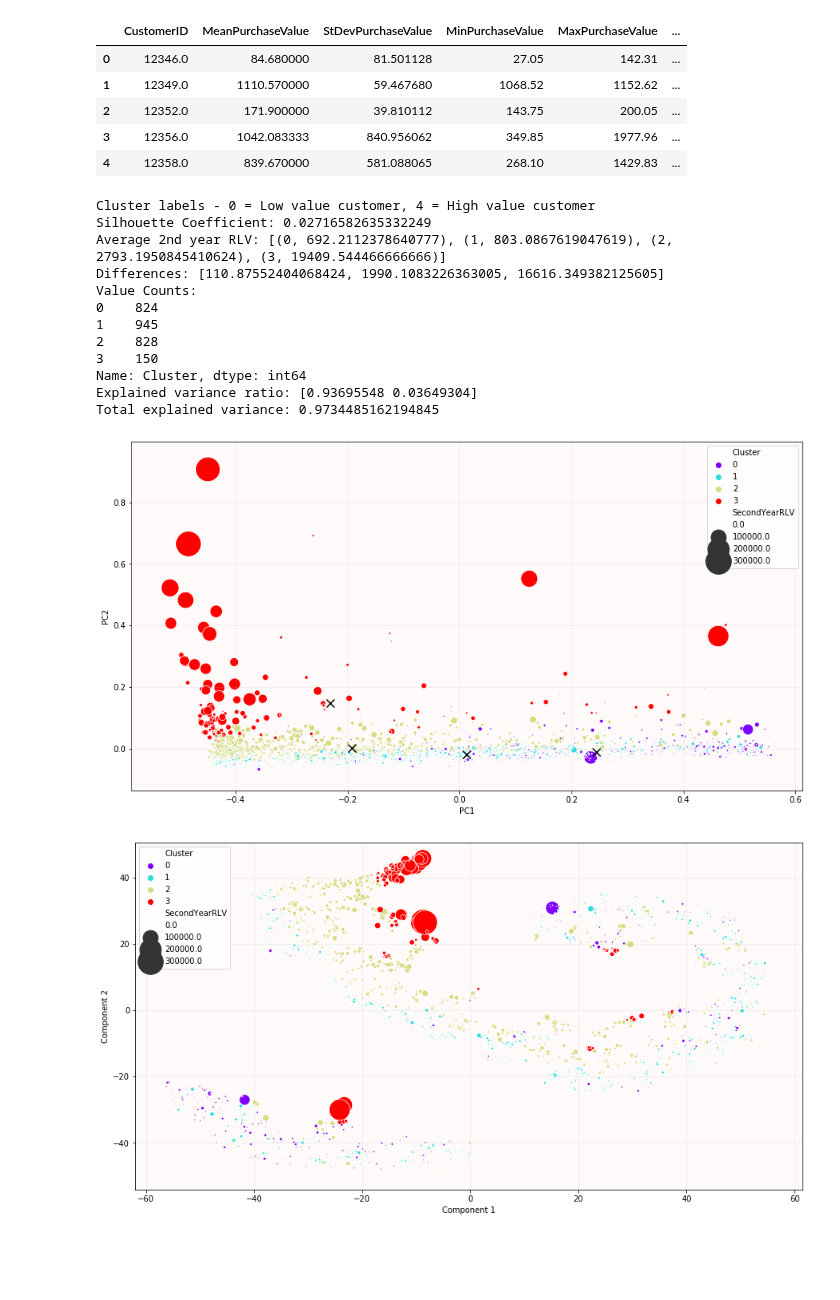
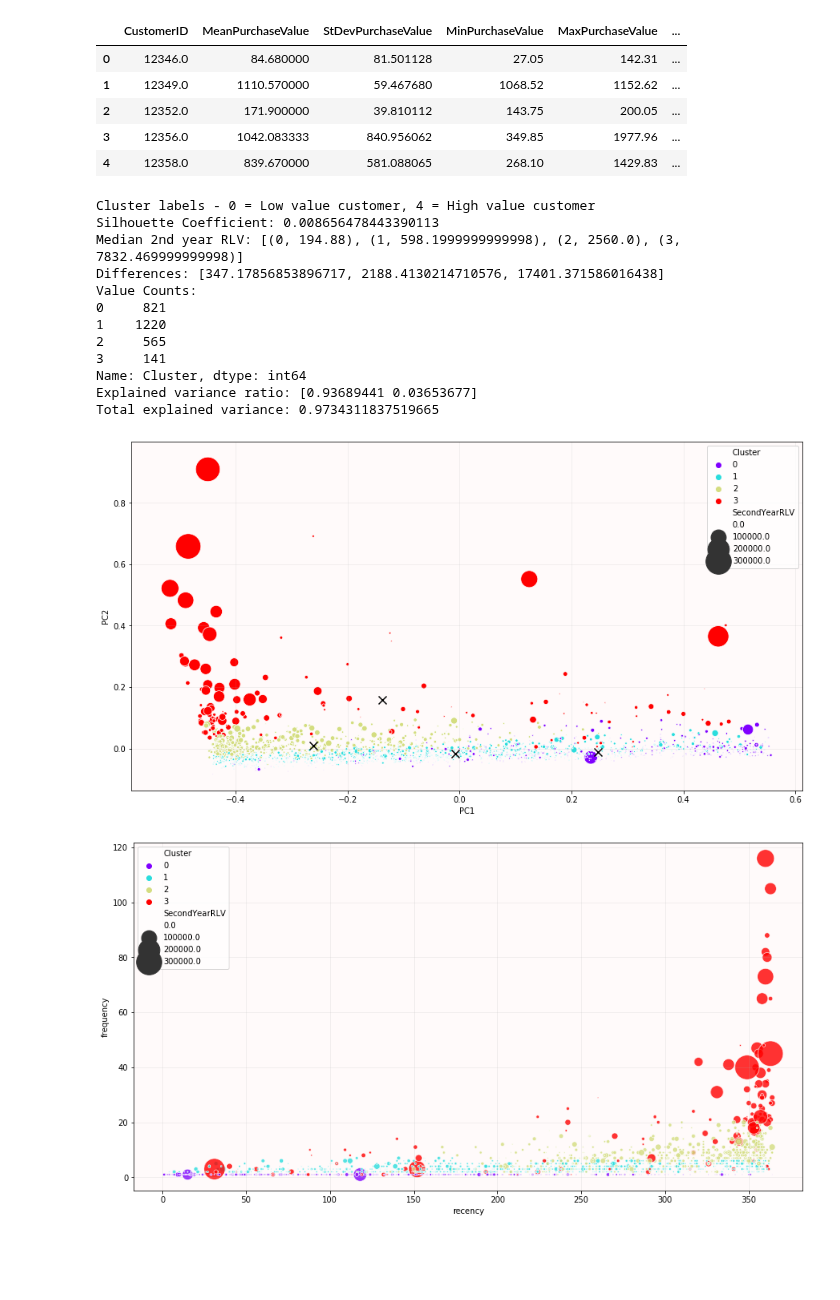
Before and after one commit to W-Tran/Online-Retail, a Jupyter notebook: clustering_daily.ipynb, the cells around one changed output. Saved outputs shown, nothing was run; the diff lists cells and outputs as text; code cells hidden in the pictures.

```diff
--- a/clustering_daily.ipynb
+++ b/clustering_daily.ipynb
@@ -14,7 +14,7 @@ from sklearn.metrics import pairwise_distances_argmin_min
 %load_ext autoreload
 %autoreload 2
 # %%
-invoices = pd.read_csv("invoices_2009_2011_no_returns.csv")
+invoices = pd.read_csv("invoices_2009_2011_no_returns.csv", low_memory=False)
 invoices['InvoiceDate'] = pd.to_datetime(invoices['InvoiceDate'])
 invoices.dropna(inplace=True)
 # %%
@@ -95,25 +96,26 @@ features.head()
 # %%
 num_clusters = 4
 features, scaler, cluster_centers  = perform_gmm_clustering(features, cluster_feats, num_clusters, scaler='mm')
 features, sorted_cluster_centers = reorder_clusters(features, cluster_centers, num_clusters)
 evaluate_clusters(features, num_clusters, cluster_feats, scaler)
 pca = cluster_pca_plot(features, cluster_feats, scaler, sorted_cluster_centers)
-tsne = cluster_tsne_plot(features, cluster_feats, scaler, perplexity=40)
+# tsne = cluster_tsne_plot(features, cluster_feats, scaler, perplexity=40)
+cluster_rf_plot(features)
 # %% [output]
 Cluster labels - 0 = Low value customer, 4 = High value customer
-Silhouette Coefficient: 0.02716582635332249
-Average 2nd year RLV: [(0, 692.2112378640777), (1, 803.0867619047619), (2, 2793.1950845410624), (3, 19409.544466666666)]
-Differences: [110.87552404068424, 1990.1083226363005, 16616.349382125605]
+Silhouette Coefficient: 0.008656478443390113
+Median 2nd year RLV: [(0, 194.88), (1, 598.1999999999998), (2, 2560.0), (3, 7832.469999999998)]
+Differences: [347.17856853896717, 2188.4130214710576, 17401.371586016438]
 Value Counts:
-0    824
-1    945
-2    828
-3    150
+0     821
+1    1220
+2     565
+3     141
 Name: Cluster, dtype: int64
-Explained variance ratio: [0.93695548 0.03649304]
-Total explained variance: 0.9734485162194845
+Explained variance ratio: [0.93689441 0.03653677]
+Total explained variance: 0.9734311837519665
-[figure, old version]
+[figure, new version]
-[figure, old version]
+[figure, new version]
 # %% [markdown]
 <br>
 <br>
```
Also changed, not shown: parts of 9 cells of this notebook.
